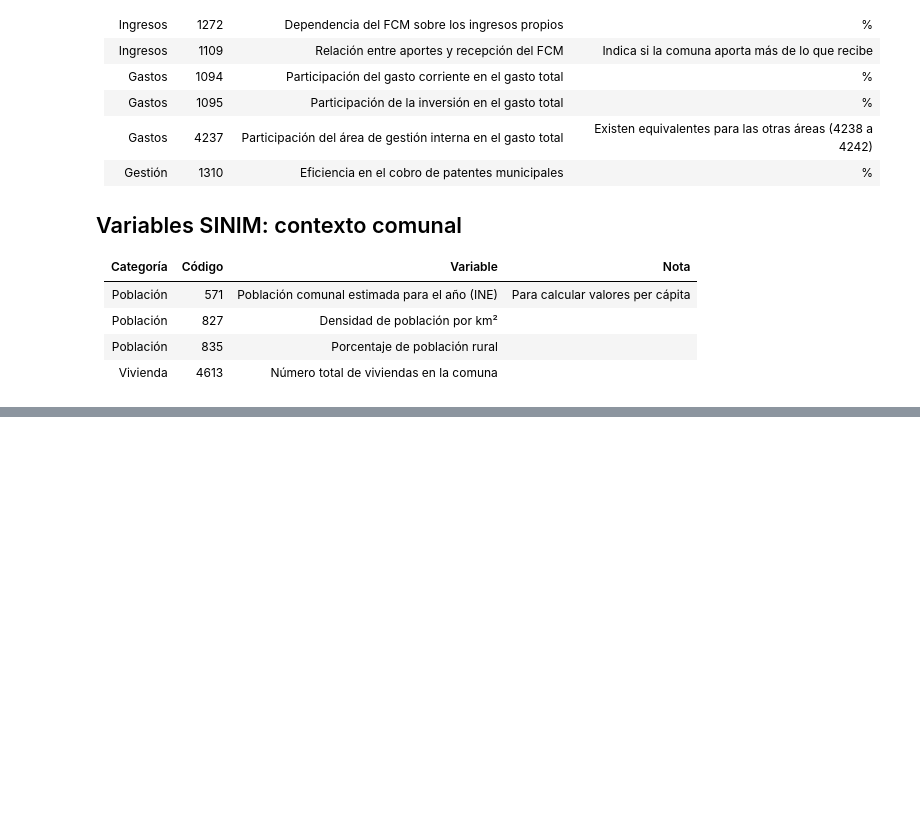
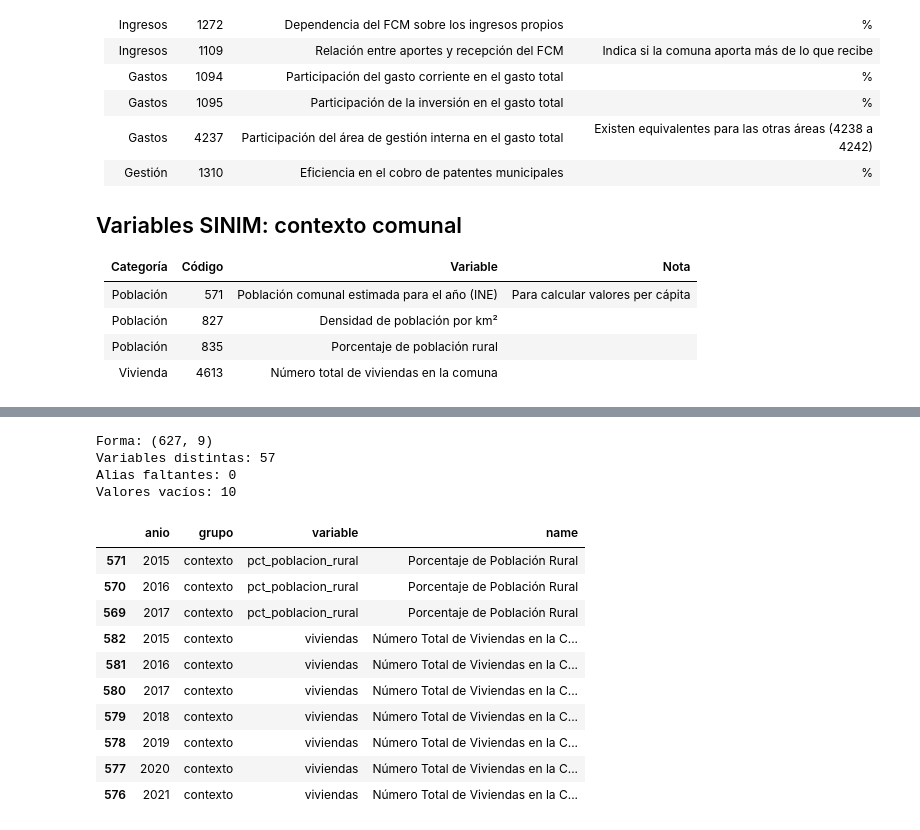
Before and after one commit to ianMLC/Gasto-munis, a Jupyter notebook: test01.ipynb, the cells around one changed output, grey strips where cells are left out. Saved outputs shown, nothing was run; the diff lists cells and outputs as text; code cells hidden in the pictures; blank space fills up the shorter version.

```diff
--- a/test01.ipynb
+++ b/test01.ipynb
@@ -196,0 +221,2 @@ df
+# %%
+todo = descargar_todo(forzar=True)
@@ -196,0 +233,25 @@ df
+# %%
+print("Forma:", todo.shape)
+print("Variables distintas:", todo["variable"].nunique())
+print("Alias faltantes:", todo["variable"].isna().sum())
+print("Valores vacíos:", todo["value"].isna().sum())
+# %% [output]
+Forma: (627, 9)
+Variables distintas: 57
+Alias faltantes: 0
+Valores vacíos: 10
+# %%
+vacios = todo[todo["value"].isna()]
+vacios[["anio", "grupo", "variable", "name"]].sort_values(["variable", "anio"])
+# %% [output]
+|  | anio | grupo | variable | name |
+| 571 | 2015 | contexto | pct_poblacion_rural | Porcentaje de Población Rural |
+| 570 | 2016 | contexto | pct_poblacion_rural | Porcentaje de Población Rural |
+| 569 | 2017 | contexto | pct_poblacion_rural | Porcentaje de Población Rural |
+| 582 | 2015 | contexto | viviendas | Número Total de Viviendas en la C... |
+| 581 | 2016 | contexto | viviendas | Número Total de Viviendas en la C... |
+| 580 | 2017 | contexto | viviendas | Número Total de Viviendas en la C... |
+| 579 | 2018 | contexto | viviendas | Número Total de Viviendas en la C... |
+| 578 | 2019 | contexto | viviendas | Número Total de Viviendas en la C... |
+| 577 | 2020 | contexto | viviendas | Número Total de Viviendas en la C... |
+| 576 | 2021 | contexto | viviendas | Número Total de Viviendas en la C... |
```
Also changed, not shown: parts of 4 cells of this notebook, 3 other files.
